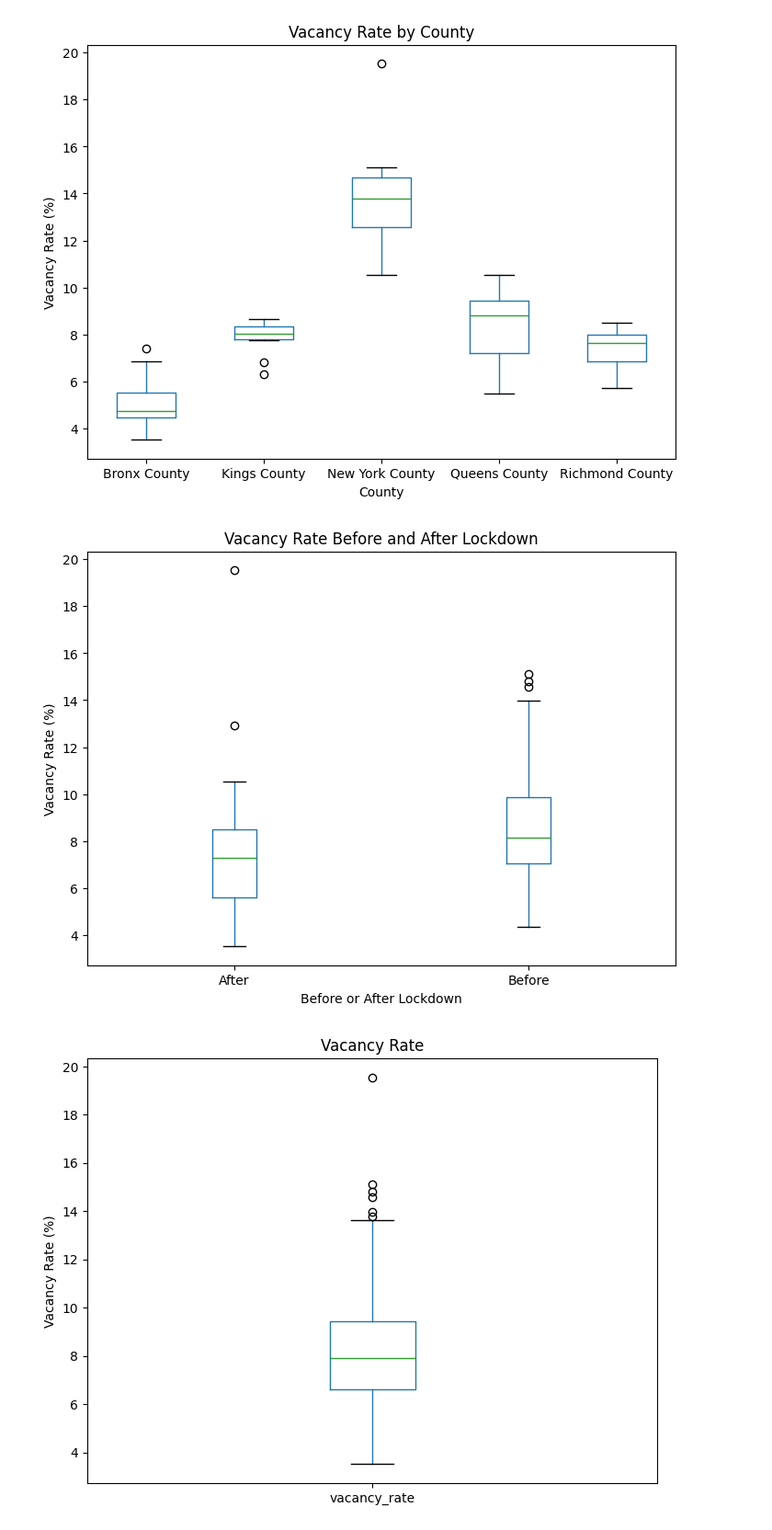
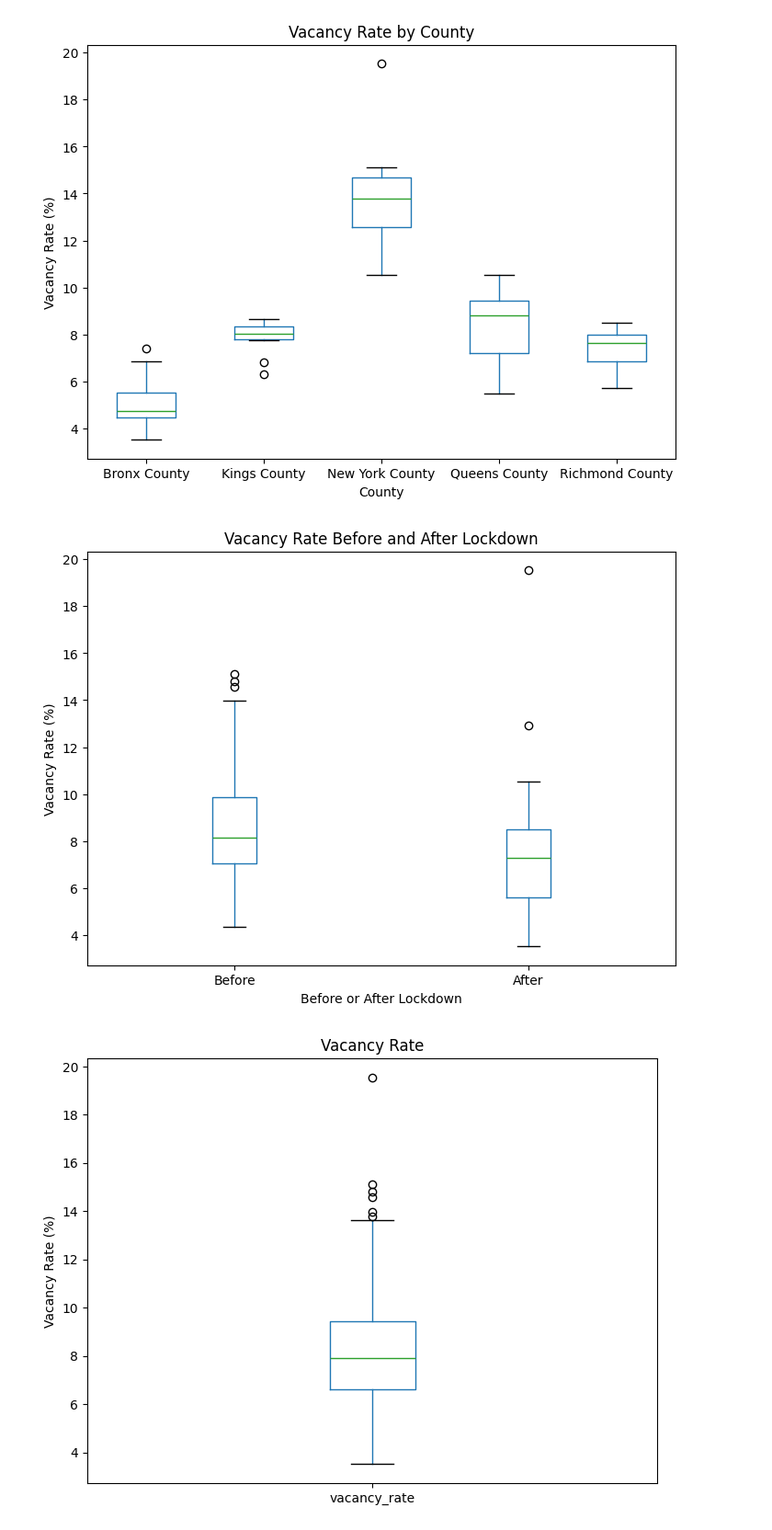
Before and after one commit to cfortiz/bootcamp-project-1, a Jupyter notebook: vacancyrates.ipynb, the cells around one changed output. Shown at 92% size. Saved outputs shown, nothing was run; the diff lists cells and outputs as text; code cells hidden in the pictures.

Commit message:
Reposition boxes in before and after box plot

```diff
--- a/vacancyrates.ipynb
+++ b/vacancyrates.ipynb
@@ -260,13 +260,13 @@ plt.show()
 # %% [output]
 [figure]
 # %%
-clean_df.boxplot("vacancy_rate", by="period",
+clean_df.boxplot("vacancy_rate", by="period", positions=[1, 0],
                  grid=False, xlabel="Before or After Lockdown", ylabel="Vacancy Rate (%)", figsize=(8, 6))
 plt.suptitle("")
 plt.title("Vacancy Rate Before and After Lockdown")
 plt.show()
 # %% [output]
-[figure, old version]
+[figure, new version]
 # %%
 clean_df.boxplot("vacancy_rate",
                  grid=False, xlabel="", ylabel="Vacancy Rate (%)", figsize=(8, 6))
```
